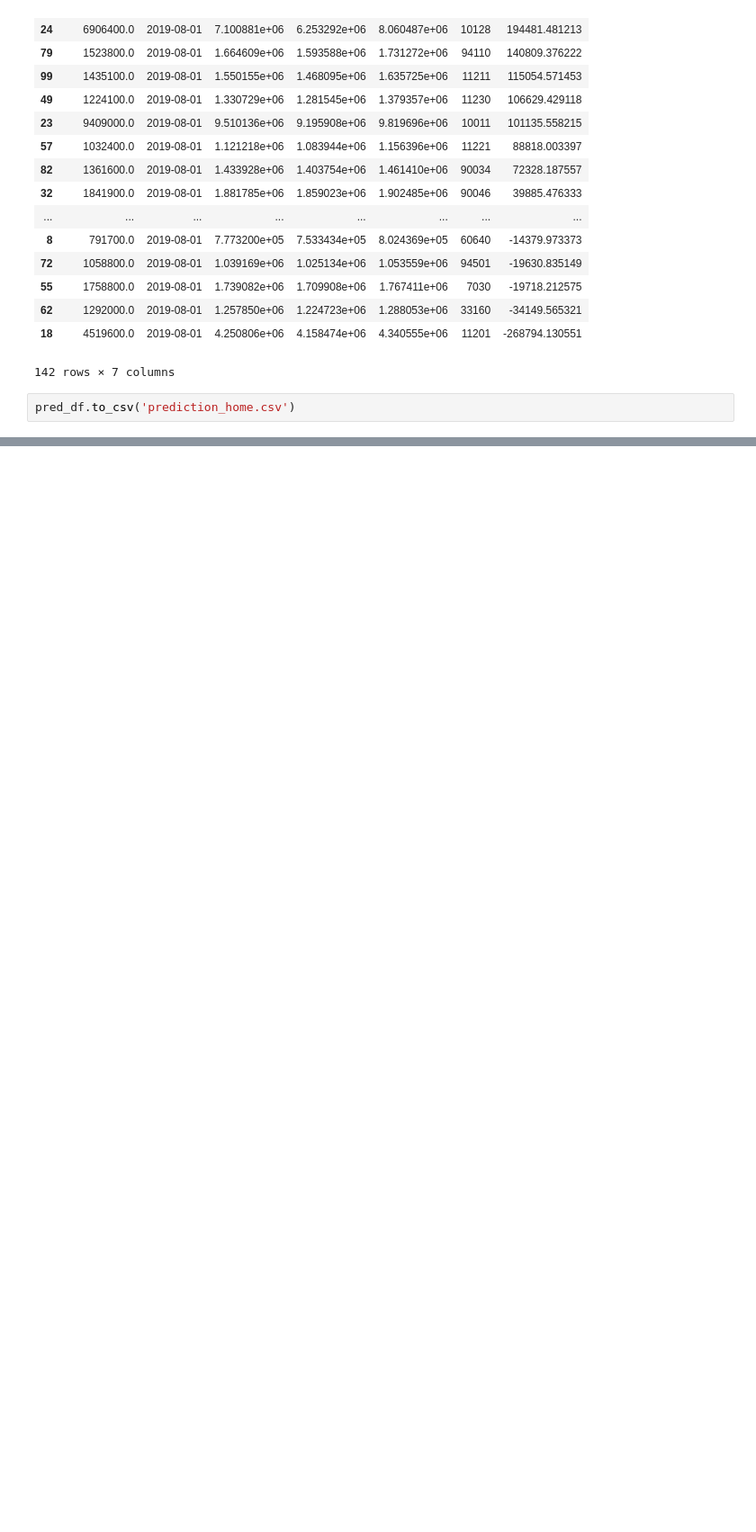
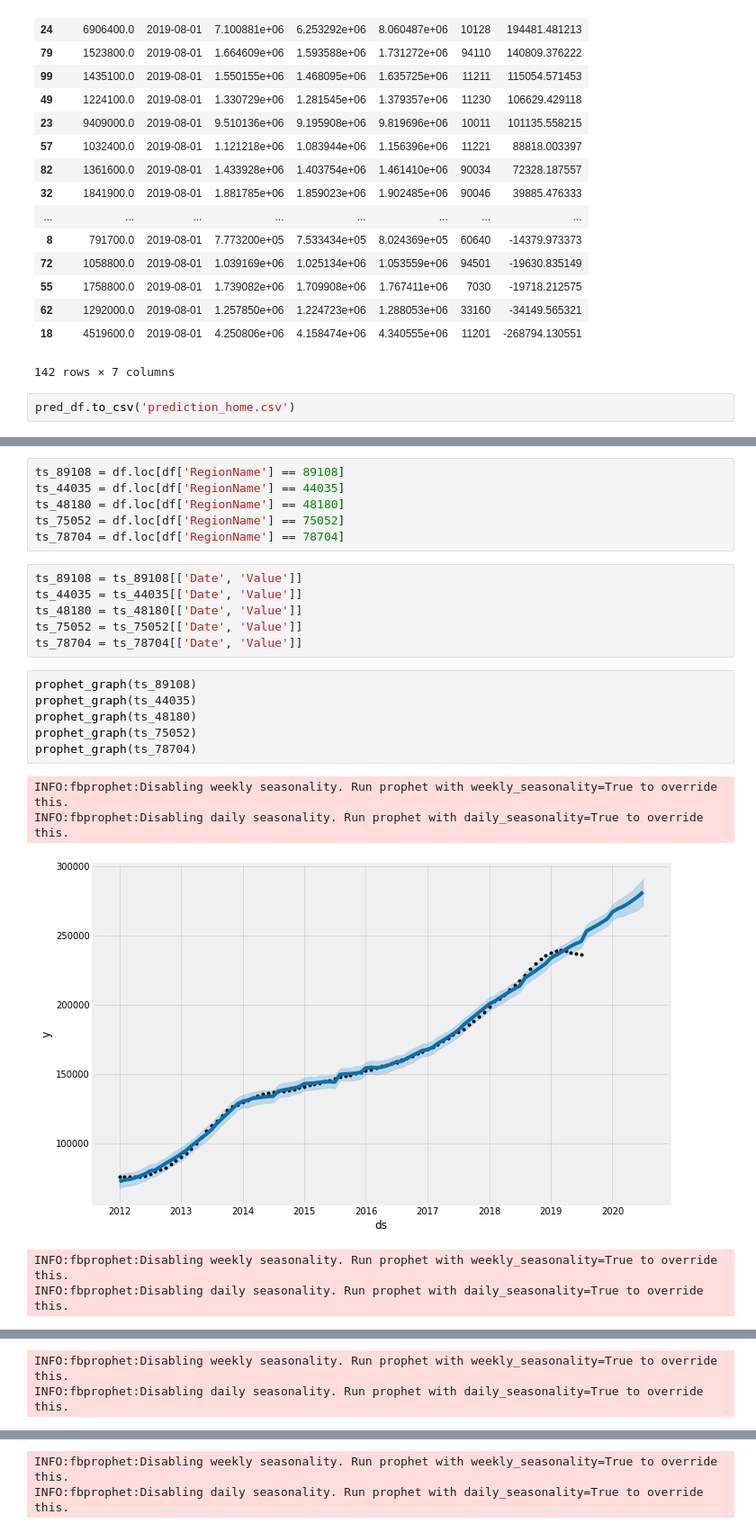
Before and after one commit to Jkim516/HomeValue_Time_Series_Analysis, a Jupyter notebook: prophet_model.ipynb, the cells around one changed output, grey strips where cells are left out. Shown at 90% size. Cells and saved outputs as stored; diff of their text form; blank space fills up the shorter version.

```diff
--- a/prophet_model.ipynb
+++ b/prophet_model.ipynb
@@ -206,0 +389,24 @@ zillow_data.csv
+# %%
+ts_89108 = df.loc[df['RegionName'] == 89108]
+ts_44035 = df.loc[df['RegionName'] == 44035]
+ts_48180 = df.loc[df['RegionName'] == 48180]
+ts_75052 = df.loc[df['RegionName'] == 75052]
+ts_78704 = df.loc[df['RegionName'] == 78704]
+# %%
+ts_89108 = ts_89108[['Date', 'Value']]
+ts_44035 = ts_44035[['Date', 'Value']]
+ts_48180 = ts_48180[['Date', 'Value']]
+ts_75052 = ts_75052[['Date', 'Value']]
+ts_78704 = ts_78704[['Date', 'Value']]
+# %%
+prophet_graph(ts_89108)
+prophet_graph(ts_44035)
+prophet_graph(ts_48180)
+prophet_graph(ts_75052)
+prophet_graph(ts_78704)
+# %% [output]
+INFO:fbprophet:Disabling weekly seasonality. Run prophet with weekly_seasonality=True to override this.
+INFO:fbprophet:Disabling daily seasonality. Run prophet with daily_seasonality=True to override this.
+[figure, added]
+INFO:fbprophet:Disabling weekly seasonality. Run prophet with weekly_seasonality=True to override this.
+INFO:fbprophet:Disabling daily seasonality. Run prophet with daily_seasonality=True to override this.
@@ -206,0 +414,2 @@ zillow_data.csv
+INFO:fbprophet:Disabling weekly seasonality. Run prophet with weekly_seasonality=True to override this.
+INFO:fbprophet:Disabling daily seasonality. Run prophet with daily_seasonality=True to override this.
@@ -206,0 +417,2 @@ zillow_data.csv
+INFO:fbprophet:Disabling weekly seasonality. Run prophet with weekly_seasonality=True to override this.
+INFO:fbprophet:Disabling daily seasonality. Run prophet with daily_seasonality=True to override this.
```
Also changed, not shown: parts of 38 cells of this notebook.
